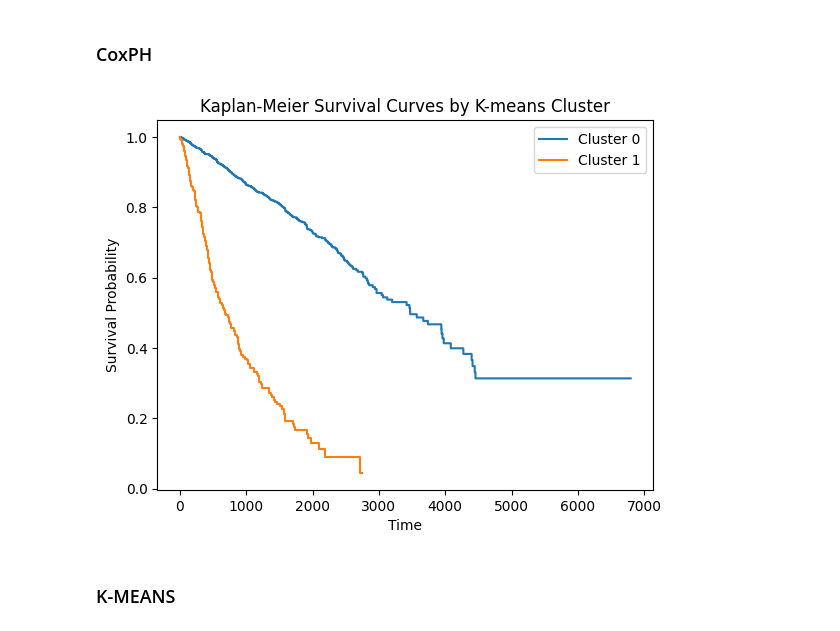
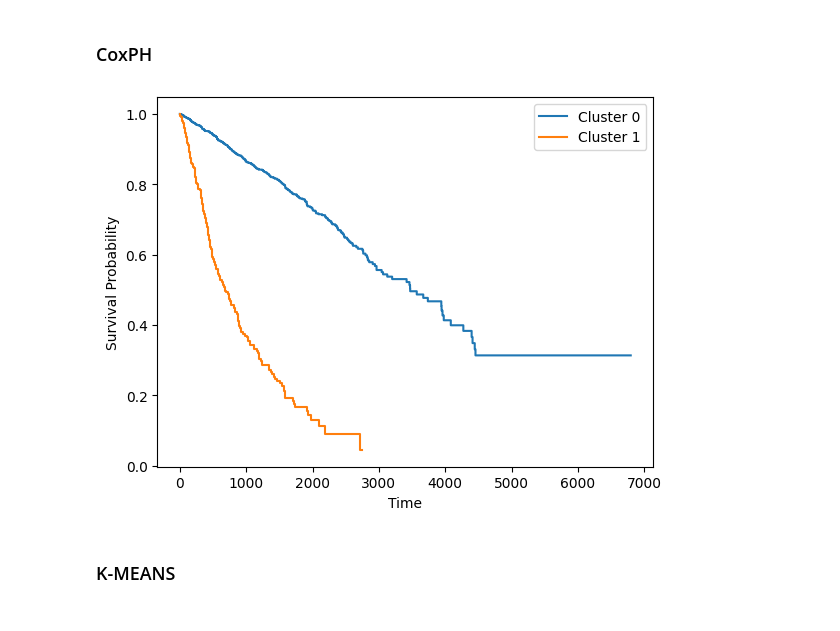
Before and after one commit to dongin914/vadesc-TCGA, a Jupyter notebook: example/notebook/clusturing.ipynb, the cells around one changed output. Drawn from its saved outputs; the diff is of its cells as text; code cells hidden in the pictures.

```diff
--- a/example/notebook/clusturing.ipynb
+++ b/example/notebook/clusturing.ipynb
@@ -158,30 +156,29 @@ with open('../../processedData/TotalData1.pkl', 'rb') as f:
 # %%
 data = Totaldata.iloc[:, 2:]
 cph = CoxPHFitter()
 cph.fit(data, duration_col='time', event_col='event')
 
 kmeans = KMeans(n_clusters=2)
 kmeans.fit(cph.predict_survival_function(data).T)
 
 np.unique(kmeans.labels_, return_counts=True)
 
 cluster_labels = kmeans.labels_
 kmf = KaplanMeierFitter()
 
 plt.figure()
 
 for cluster in np.unique(cluster_labels):
     idx = cluster_labels == cluster
     kmf.fit(data.loc[idx, 'time'], event_observed=data.loc[idx, 'event'], label=f'Cluster {cluster}')
     kmf.plot(ci_show=False)
 
-plt.title('Kaplan-Meier Survival Curves by K-means Cluster')
 plt.xlabel('Time')
 plt.ylabel('Survival Probability')
 plt.legend()
 plt.show()
 # %% [output]
-[figure, old version]
+[figure, new version]
 # %%
 Y_train = np.append(Y_train, np.reshape(c_hat, (Y_train.shape[0], 1)), axis=1)
 cols = ['time','event','cluster']
```
Also changed, not shown: parts of 4 cells of this notebook, 10 other files.
